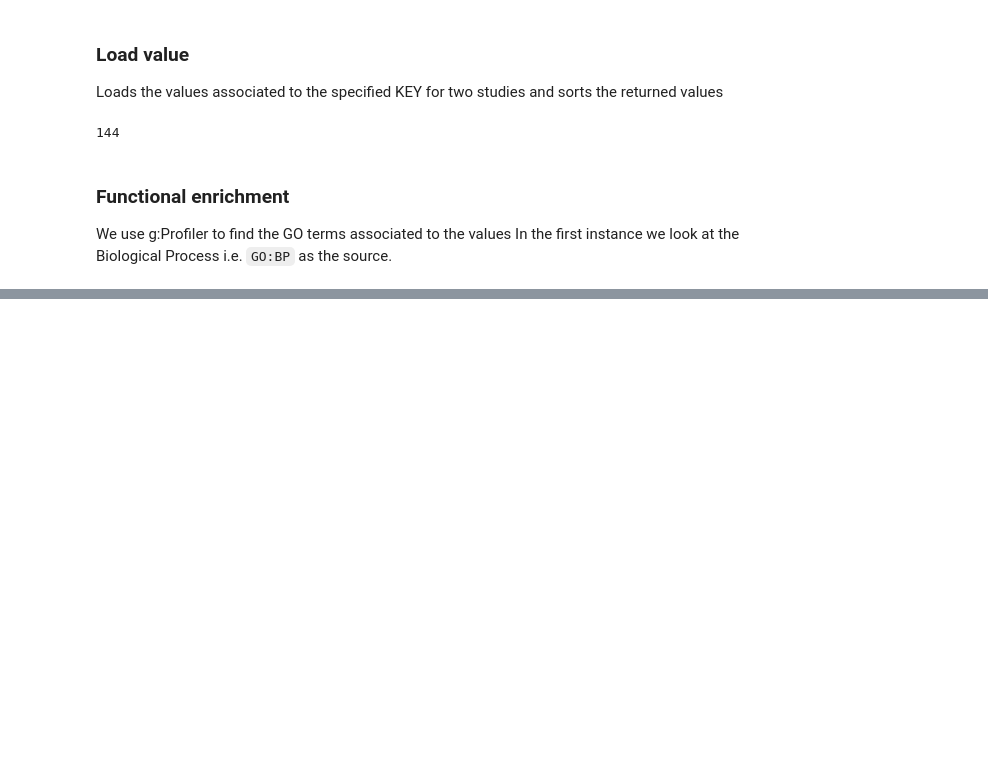
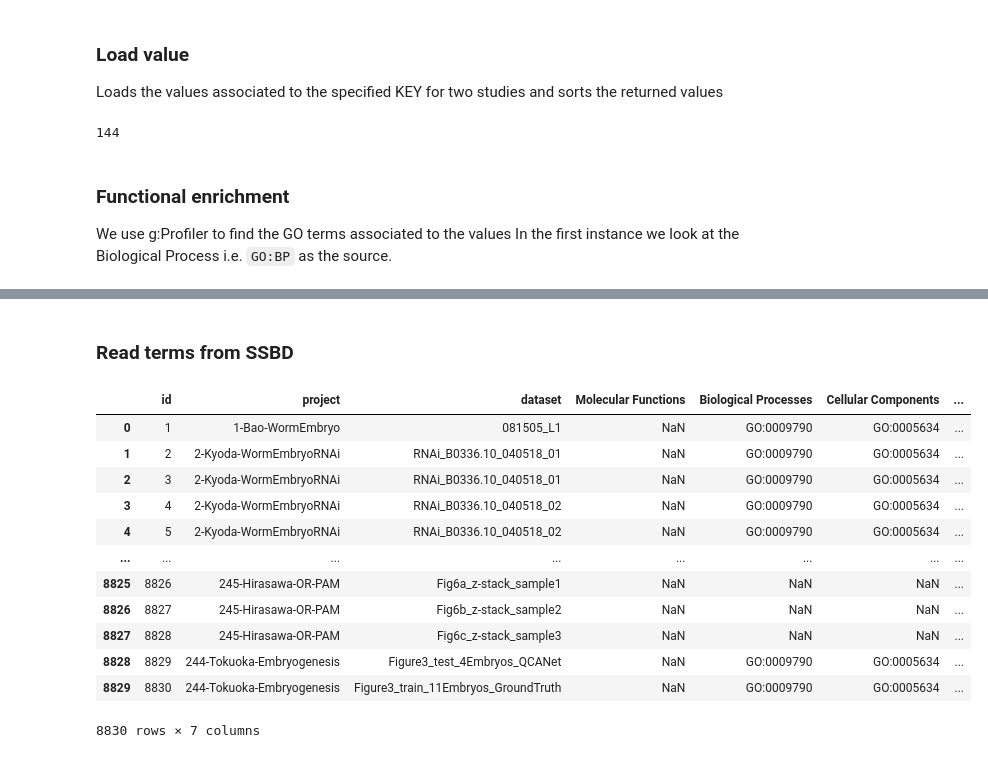
Before and after one commit to jburel/idr-notebooks, a Jupyter notebook: idr-ssb.ipynb, the cells around one changed output, grey strips where cells are left out. Saved outputs shown, nothing was run; the diff lists cells and outputs as text; code cells hidden in the pictures; blank space fills up the shorter version.

```diff
--- a/idr-ssb.ipynb
+++ b/idr-ssb.ipynb
@@ -79,0 +75,20 @@ df.to_csv("go_bp.csv", index=False, header=False)
+# %% [markdown]
+### Read terms from SSBD
+# %%
+import pandas as pd
+ssbd_go = pd.read_csv("20230214-ssbd-goid.csv")
+display(ssbd_go)
+# %% [output]
+|  | id | project | dataset | Molecular Functions | Biological Processes | Cellular Components | ... |
+| 0 | 1 | 1-Bao-WormEmbryo | 081505_L1 | NaN | GO:0009790 | GO:0005634 | ... |
+| 1 | 2 | 2-Kyoda-WormEmbryoRNAi | RNAi_B0336.10_040518_01 | NaN | GO:0009790 | GO:0005634 | ... |
+| 2 | 3 | 2-Kyoda-WormEmbryoRNAi | RNAi_B0336.10_040518_01 | NaN | GO:0009790 | GO:0005634 | ... |
+| 3 | 4 | 2-Kyoda-WormEmbryoRNAi | RNAi_B0336.10_040518_02 | NaN | GO:0009790 | GO:0005634 | ... |
+| 4 | 5 | 2-Kyoda-WormEmbryoRNAi | RNAi_B0336.10_040518_02 | NaN | GO:0009790 | GO:0005634 | ... |
+| ... | ... | ... | ... | ... | ... | ... | ... |
+| 8825 | 8826 | 245-Hirasawa-OR-PAM | Fig6a_z-stack_sample1 | NaN | NaN | NaN | ... |
+| 8826 | 8827 | 245-Hirasawa-OR-PAM | Fig6b_z-stack_sample2 | NaN | NaN | NaN | ... |
+| 8827 | 8828 | 245-Hirasawa-OR-PAM | Fig6c_z-stack_sample3 | NaN | NaN | NaN | ... |
+| 8828 | 8829 | 244-Tokuoka-Embryogenesis | Figure3_test_4Embryos_QCANet | NaN | GO:0009790 | GO:0005634 | ... |
+| 8829 | 8830 | 244-Tokuoka-Embryogenesis | Figure3_train_11Embryos_GroundTruth | NaN | GO:0009790 | GO:0005634 | ... |
+8830 rows × 7 columns
```
Also changed, not shown: parts of 4 cells of this notebook.
